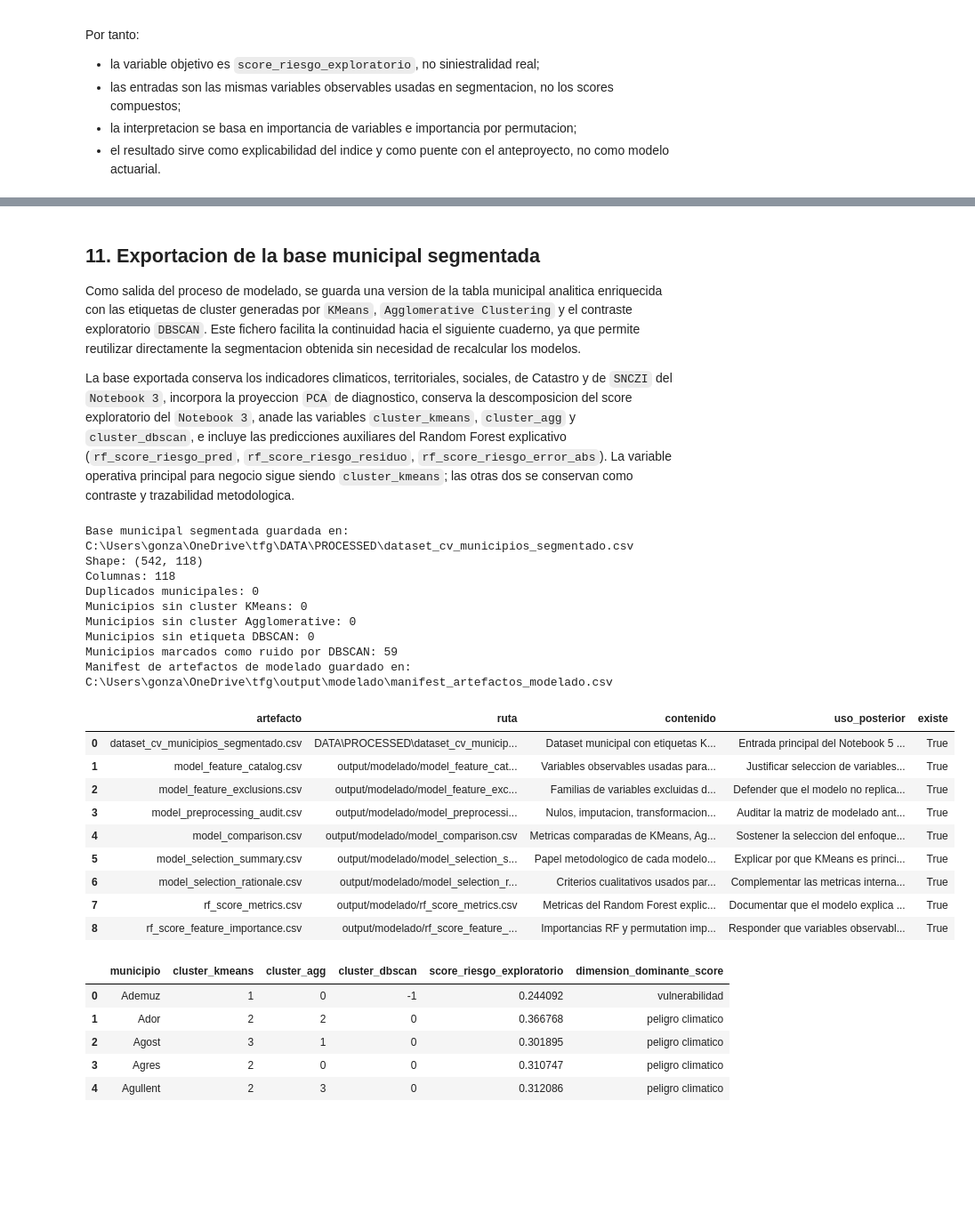
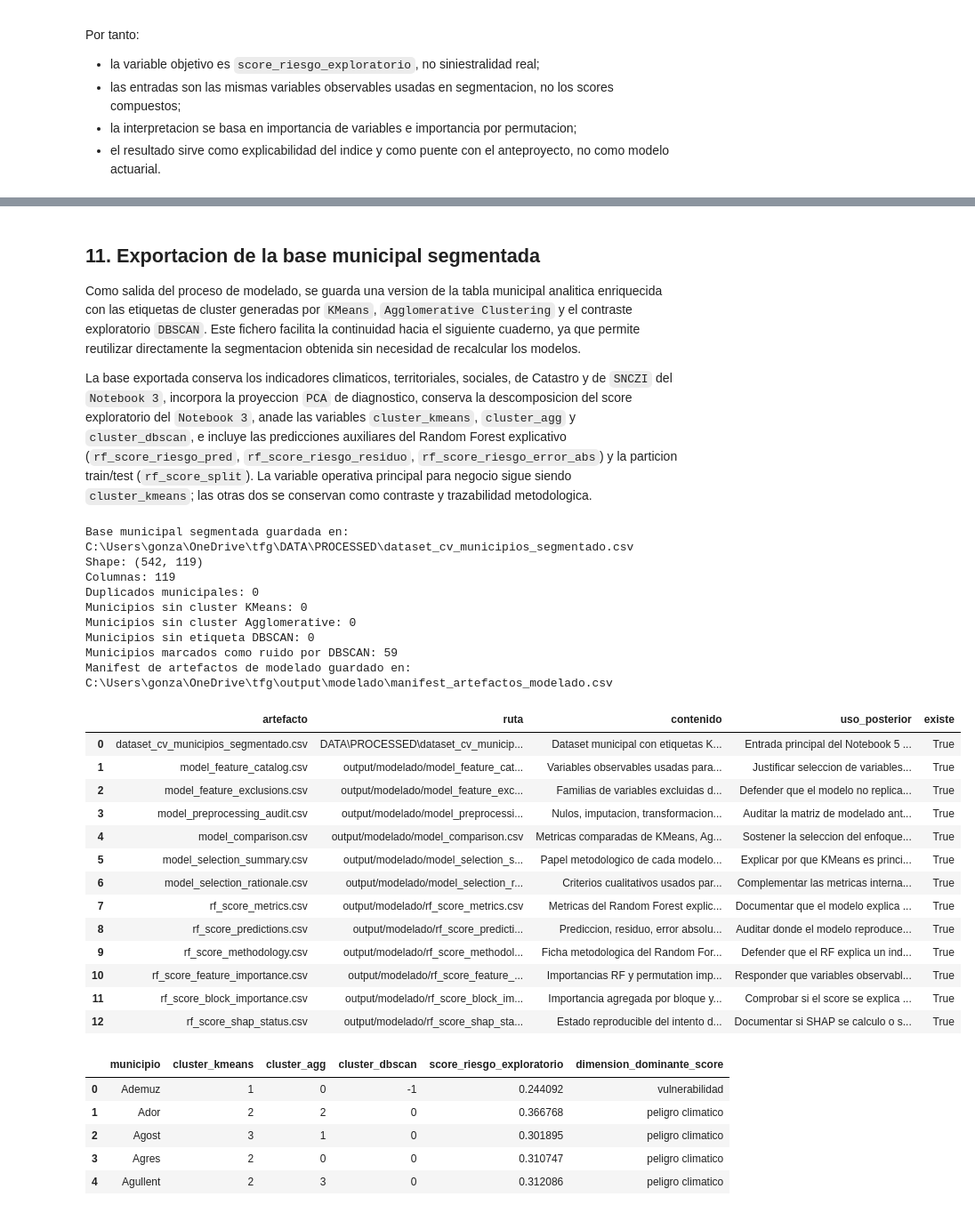
Before and after one commit to gonzalolarriba/modelo-geoespacial-riesgo-climatico, a Jupyter notebook: notebooks/notebook_4_modelado_segmentacion.ipynb, the cells around one changed output, grey strips where cells are left out. Shown at 89% size. Saved outputs shown, nothing was run; the diff lists cells and outputs as text; code cells hidden in the pictures; blank space fills up the shorter version.

```diff
--- a/notebooks/notebook_4_modelado_segmentacion.ipynb
+++ b/notebooks/notebook_4_modelado_segmentacion.ipynb
@@ -1559,7 +1712,7 @@ El bloque SHAP queda preparado como extension opcional. En esta ejecucion no se
 
 Como salida del proceso de modelado, se guarda una version de la tabla municipal analitica enriquecida con las etiquetas de cluster generadas por `KMeans`, `Agglomerative Clustering` y el contraste exploratorio `DBSCAN`. Este fichero facilita la continuidad hacia el siguiente cuaderno, ya que permite reutilizar directamente la segmentacion obtenida sin necesidad de recalcular los modelos.
 
-La base exportada conserva los indicadores climaticos, territoriales, sociales, de Catastro y de `SNCZI` del `Notebook 3`, incorpora la proyeccion `PCA` de diagnostico, conserva la descomposicion del score exploratorio del `Notebook 3`, anade las variables `cluster_kmeans`, `cluster_agg` y `cluster_dbscan`, e incluye las predicciones auxiliares del Random Forest explicativo (`rf_score_riesgo_pred`, `rf_score_riesgo_residuo`, `rf_score_riesgo_error_abs`). La variable operativa principal para negocio sigue siendo `cluster_kmeans`; las otras dos se conservan como contraste y trazabilidad metodologica.
+La base exportada conserva los indicadores climaticos, territoriales, sociales, de Catastro y de `SNCZI` del `Notebook 3`, incorpora la proyeccion `PCA` de diagnostico, conserva la descomposicion del score exploratorio del `Notebook 3`, anade las variables `cluster_kmeans`, `cluster_agg` y `cluster_dbscan`, e incluye las predicciones auxiliares del Random Forest explicativo (`rf_score_riesgo_pred`, `rf_score_riesgo_residuo`, `rf_score_riesgo_error_abs`) y la particion train/test (`rf_score_split`). La variable operativa principal para negocio sigue siendo `cluster_kmeans`; las otras dos se conservan como contraste y trazabilidad metodologica.
 # %%
 df_mun.to_csv(SEGMENTED_MUNICIPAL_FILE, index=False)
 
@@ -1630,40 +1783,71 @@ model_artifacts_manifest = pd.DataFrame(
             "uso_posterior": "Documentar que el modelo explica el indice, no siniestralidad real.",
         },
         {
+            "artefacto": "rf_score_predictions.csv",
+            "ruta": "output/modelado/rf_score_predictions.csv",
+            "contenido": "Prediccion, residuo, error absoluto y particion train/test del RF por municipio.",
+            "uso_posterior": "Auditar donde el modelo reproduce peor el score exploratorio y evitar lectura opaca del RF.",
+        },
+        {
+            "artefacto": "rf_score_methodology.csv",
+            "ruta": "output/modelado/rf_score_methodology.csv",
+            "contenido": "Ficha metodologica del Random Forest explicativo: objetivo, target, particion, metricas y limitacion principal.",
+            "uso_posterior": "Defender que el RF explica un indice construido y no siniestralidad real.",
+        },
+        {
             "artefacto": "rf_score_feature_importance.csv",
             "ruta": "output/modelado/rf_score_feature_importance.csv",
             "contenido": "Importancias RF y permutation importance por variable y bloque.",
             "uso_posterior": "Responder que variables observables influyen mas en el score exploratorio.",
         },
+        {
+            "artefacto": "rf_score_block_importance.csv",
+            "ruta": "output/modelado/rf_score_block_importance.csv",
+            "contenido": "Importancia agregada por bloque y dimension del Random Forest explicativo.",
+            "uso_posterior": "Comprobar si el score se explica por peligro, vulnerabilidad, exposicion o contexto fisico.",
+        },
+        {
+            "artefacto": "rf_score_shap_status.csv",
+            "ruta": "output/modelado/rf_score_shap_status.csv",
+            "contenido": "Estado reproducible del intento de calculo SHAP en el entorno local.",
+            "uso_posterior": "Documentar si SHAP se calculo o si la explicabilidad se limita a permutation importance.",
+        },
+
+
     ]
 )
 model_artifacts_manifest["existe"] = model_artifacts_manifest["ruta"].apply(lambda ruta: (ROOT / ruta).exists())
 model_artifacts_manifest.to_csv(MODEL_OUT / "manifest_artefactos_modelado.csv", index=False)
+assert model_artifacts_manifest["existe"].all(), "El manifest de modelado contiene artefactos no generados."
 
 print("Manifest de artefactos de modelado guardado en:", MODEL_OUT / "manifest_artefactos_modelado.csv")
 display(model_artifacts_manifest)
 
 display(df_mun[["municipio", "cluster_kmeans", "cluster_agg", "cluster_dbscan", "score_riesgo_exploratorio", "dimension_dominante_score"]].head())
 # %% [output]
 Base municipal segmentada guardada en: C:\Users\gonza\OneDrive\tfg\DATA\PROCESSED\dataset_cv_municipios_segmentado.csv
-Shape: (542, 118)
-Columnas: 118
+Shape: (542, 119)
+Columnas: 119
 Duplicados municipales: 0
 Municipios sin cluster KMeans: 0
 Municipios sin cluster Agglomerative: 0
 Municipios sin etiqueta DBSCAN: 0
 Municipios marcados como ruido por DBSCAN: 59
 Manifest de artefactos de modelado guardado en: C:\Users\gonza\OneDrive\tfg\output\modelado\manifest_artefactos_modelado.csv
 |  | artefacto | ruta | contenido | uso_posterior | existe |
 | 0 | dataset_cv_municipios_segmentado.csv | DATA\PROCESSED\dataset_cv_municip... | Dataset municipal con etiquetas K... | Entrada principal del Notebook 5 ... | True |
 | 1 | model_feature_catalog.csv | output/modelado/model_feature_cat... | Variables observables usadas para... | Justificar seleccion de variables... | True |
 | 2 | model_feature_exclusions.csv | output/modelado/model_feature_exc... | Familias de variables excluidas d... | Defender que el modelo no replica... | True |
 | 3 | model_preprocessing_audit.csv | output/modelado/model_preprocessi... | Nulos, imputacion, transformacion... | Auditar la matriz de modelado ant... | True |
 | 4 | model_comparison.csv | output/modelado/model_comparison.csv | Metricas comparadas de KMeans, Ag... | Sostener la seleccion del enfoque... | True |
 | 5 | model_selection_summary.csv | output/modelado/model_selection_s... | Papel metodologico de cada modelo... | Explicar por que KMeans es princi... | True |
 | 6 | model_selection_rationale.csv | output/modelado/model_selection_r... | Criterios cualitativos usados par... | Complementar las metricas interna... | True |
 | 7 | rf_score_metrics.csv | output/modelado/rf_score_metrics.csv | Metricas del Random Forest explic... | Documentar que el modelo explica ... | True |
-| 8 | rf_score_feature_importance.csv | output/modelado/rf_score_feature_... | Importancias RF y permutation imp... | Responder que variables observabl... | True |
+| 8 | rf_score_predictions.csv | output/modelado/rf_score_predicti... | Prediccion, residuo, error absolu... | Auditar donde el modelo reproduce... | True |
+| 9 | rf_score_methodology.csv | output/modelado/rf_score_methodol... | Ficha metodologica del Random For... | Defender que el RF explica un ind... | True |
+| 10 | rf_score_feature_importance.csv | output/modelado/rf_score_feature_... | Importancias RF y permutation imp... | Responder que variables observabl... | True |
+| 11 | rf_score_block_importance.csv | output/modelado/rf_score_block_im... | Importancia agregada por bloque y... | Comprobar si el score se explica ... | True |
+| 12 | rf_score_shap_status.csv | output/modelado/rf_score_shap_sta... | Estado reproducible del intento d... | Documentar si SHAP se calculo o s... | True |
 |  | municipio | cluster_kmeans | cluster_agg | cluster_dbscan | score_riesgo_exploratorio | dimension_dominante_score |
 | 0 | Ademuz | 1 | 0 | -1 | 0.244092 | vulnerabilidad |
 | 1 | Ador | 2 | 2 | 0 | 0.366768 | peligro climatico |
```
Also changed, not shown: parts of 5 cells of this notebook, 2 other files.
